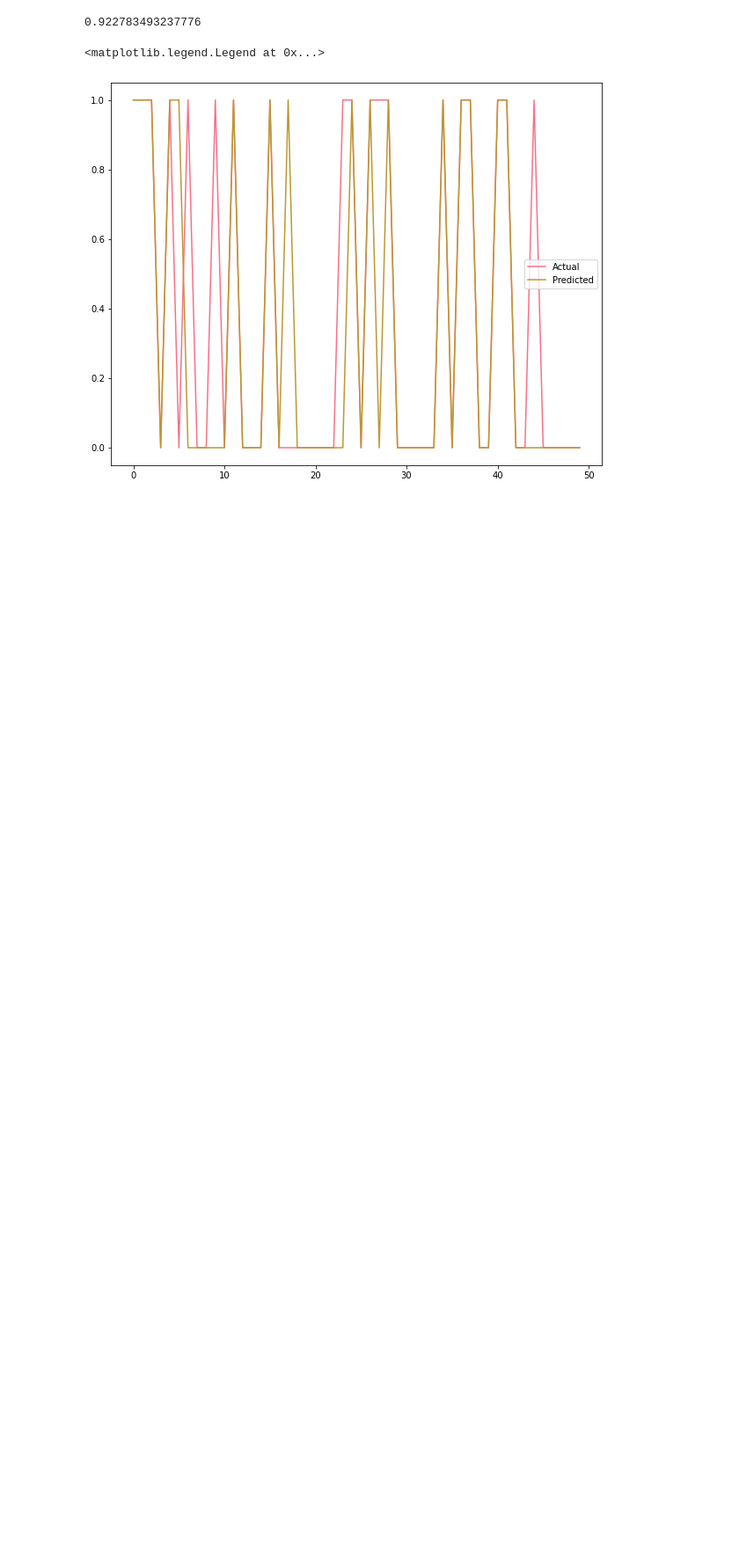
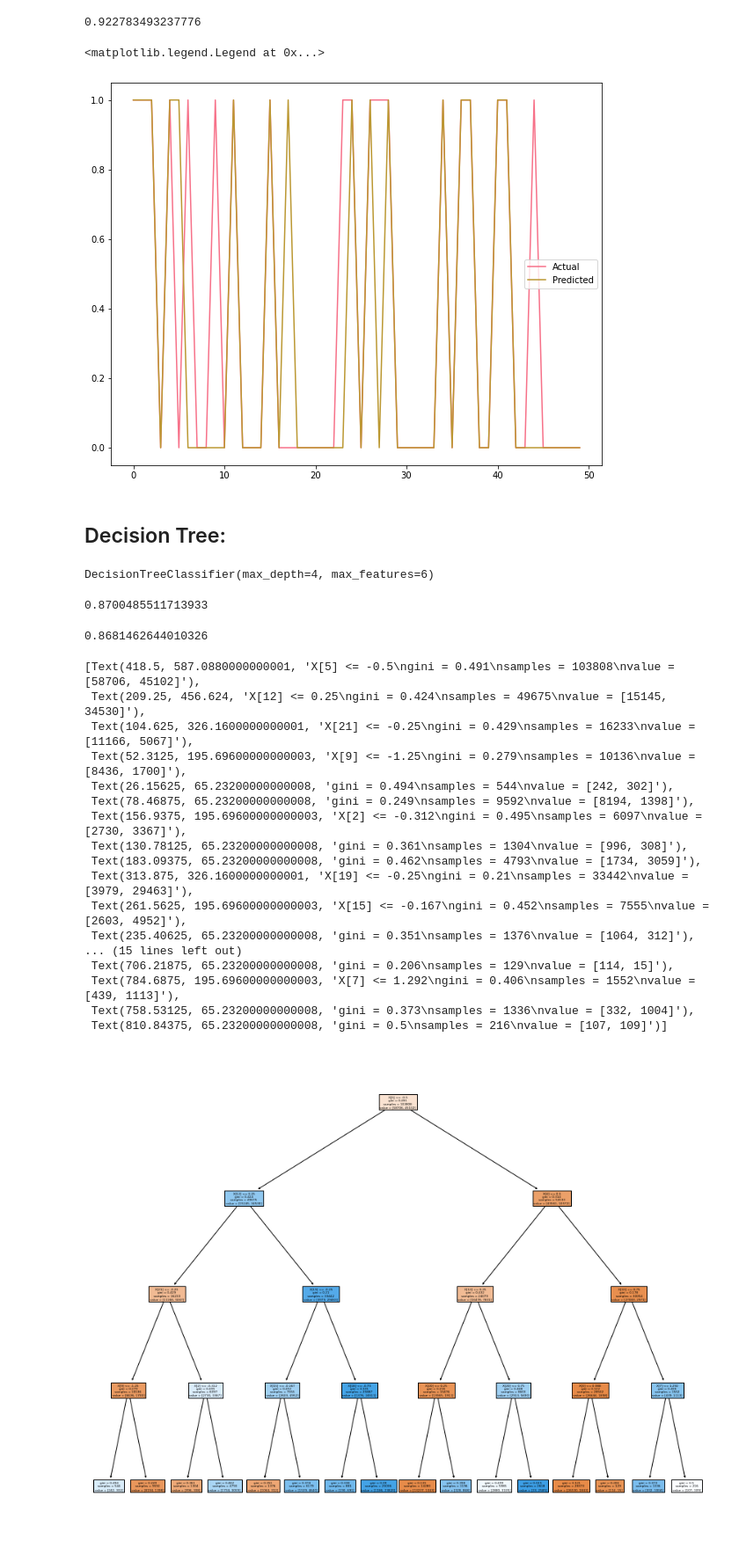
Before and after one commit to miraehab/Airline-Passenger-Satisfaction, a Jupyter notebook: notebook.ipynb, the cells around one changed output. Shown at 88% size. Saved outputs shown, nothing was run; the diff lists cells and outputs as text; code cells hidden in the pictures; blank space fills up the shorter version.

Commit message:
Implemented the desision tree and random forest models.

```diff
--- a/notebook.ipynb
+++ b/notebook.ipynb
@@ -390,3 +390,42 @@ plt.legend(["Actual", "Predicted"])
 # %% [output]
 <matplotlib.legend.Legend at 0x...>
 [figure]
+# %% [markdown]
+<h2>Decision Tree:</h2>
+# %%
+from sklearn.tree  import DecisionTreeClassifier
+dt =DecisionTreeClassifier(max_features = 6, max_depth = 4)
+dt.fit(X_Train , Y_Train)
+# %% [output]
+DecisionTreeClassifier(max_depth=4, max_features=6)
+# %%
+dt.score(X_Train , Y_Train)
+# %% [output]
+0.8700485511713933
+# %%
+dt.score(X_Test , Y_Test)
+# %% [output]
+0.8681462644010326
+# %%
+from sklearn import tree
+fig = plt.figure(figsize=(15,12))
+tree.plot_tree(dt , filled=True)
+# %% [output]
+[Text(418.5, 587.0880000000001, 'X[5] <= -0.5\ngini = 0.491\nsamples = 103808\nvalue = [58706, 45102]'),
+ Text(209.25, 456.624, 'X[12] <= 0.25\ngini = 0.424\nsamples = 49675\nvalue = [15145, 34530]'),
+ Text(104.625, 326.1600000000001, 'X[21] <= -0.25\ngini = 0.429\nsamples = 16233\nvalue = [11166, 5067]'),
+ Text(52.3125, 195.69600000000003, 'X[9] <= -1.25\ngini = 0.279\nsamples = 10136\nvalue = [8436, 1700]'),
+ Text(26.15625, 65.23200000000008, 'gini = 0.494\nsamples = 544\nvalue = [242, 302]'),
+ Text(78.46875, 65.23200000000008, 'gini = 0.249\nsamples = 9592\nvalue = [8194, 1398]'),
+ Text(156.9375, 195.69600000000003, 'X[2] <= -0.312\ngini = 0.495\nsamples = 6097\nvalue = [2730, 3367]'),
+ Text(130.78125, 65.23200000000008, 'gini = 0.361\nsamples = 1304\nvalue = [996, 308]'),
+ Text(183.09375, 65.23200000000008, 'gini = 0.462\nsamples = 4793\nvalue = [1734, 3059]'),
+ Text(313.875, 326.1600000000001, 'X[19] <= -0.25\ngini = 0.21\nsamples = 33442\nvalue = [3979, 29463]'),
+ Text(261.5625, 195.69600000000003, 'X[15] <= -0.167\ngini = 0.452\nsamples = 7555\nvalue = [2603, 4952]'),
+ Text(235.40625, 65.23200000000008, 'gini = 0.351\nsamples = 1376\nvalue = [1064, 312]'),
+... (15 lines left out)
+ Text(706.21875, 65.23200000000008, 'gini = 0.206\nsamples = 129\nvalue = [114, 15]'),
+ Text(784.6875, 195.69600000000003, 'X[7] <= 1.292\ngini = 0.406\nsamples = 1552\nvalue = [439, 1113]'),
+ Text(758.53125, 65.23200000000008, 'gini = 0.373\nsamples = 1336\nvalue = [332, 1004]'),
+ Text(810.84375, 65.23200000000008, 'gini = 0.5\nsamples = 216\nvalue = [107, 109]')]
+[figure, added]
```
Also changed, not shown: parts of 10 cells of this notebook, 1 other file.
